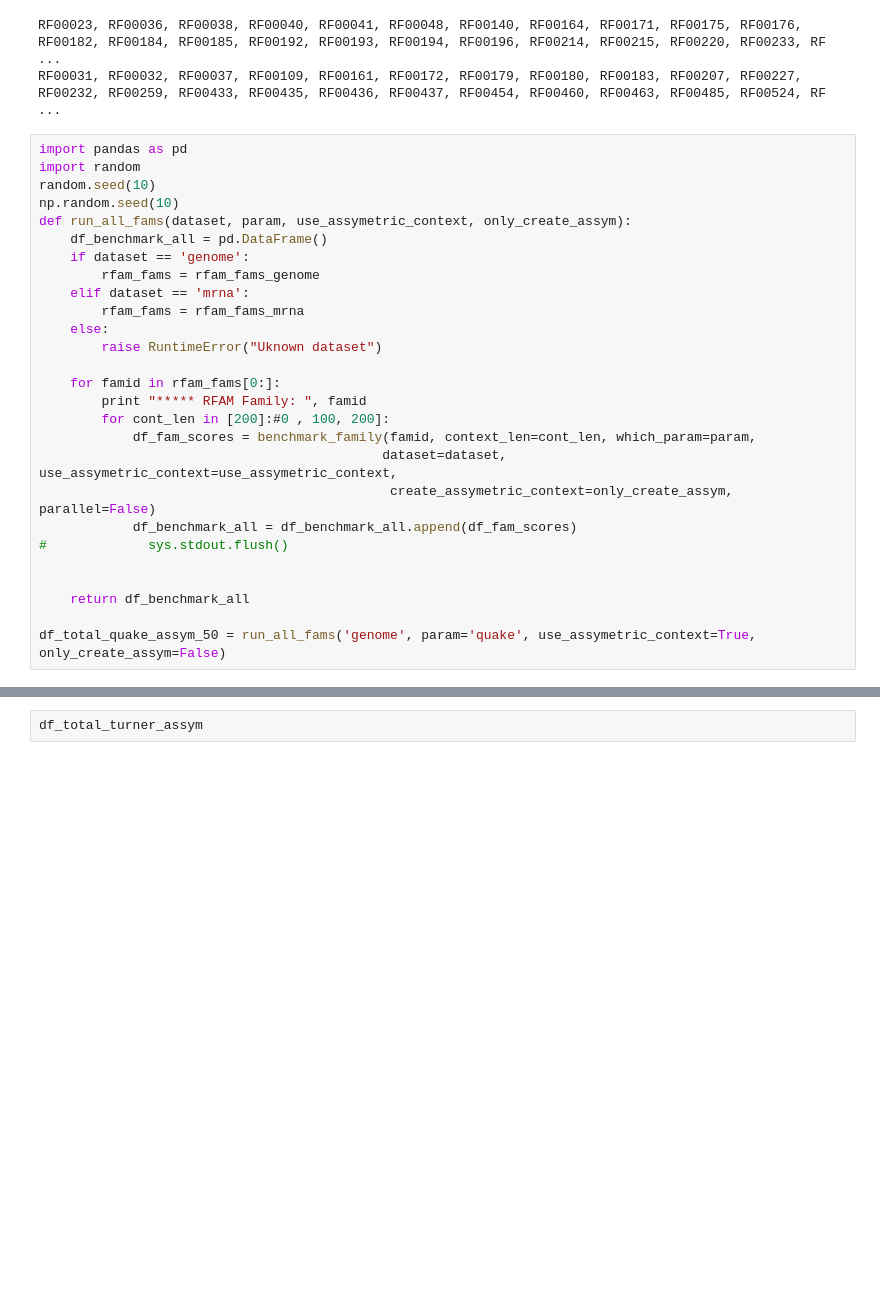
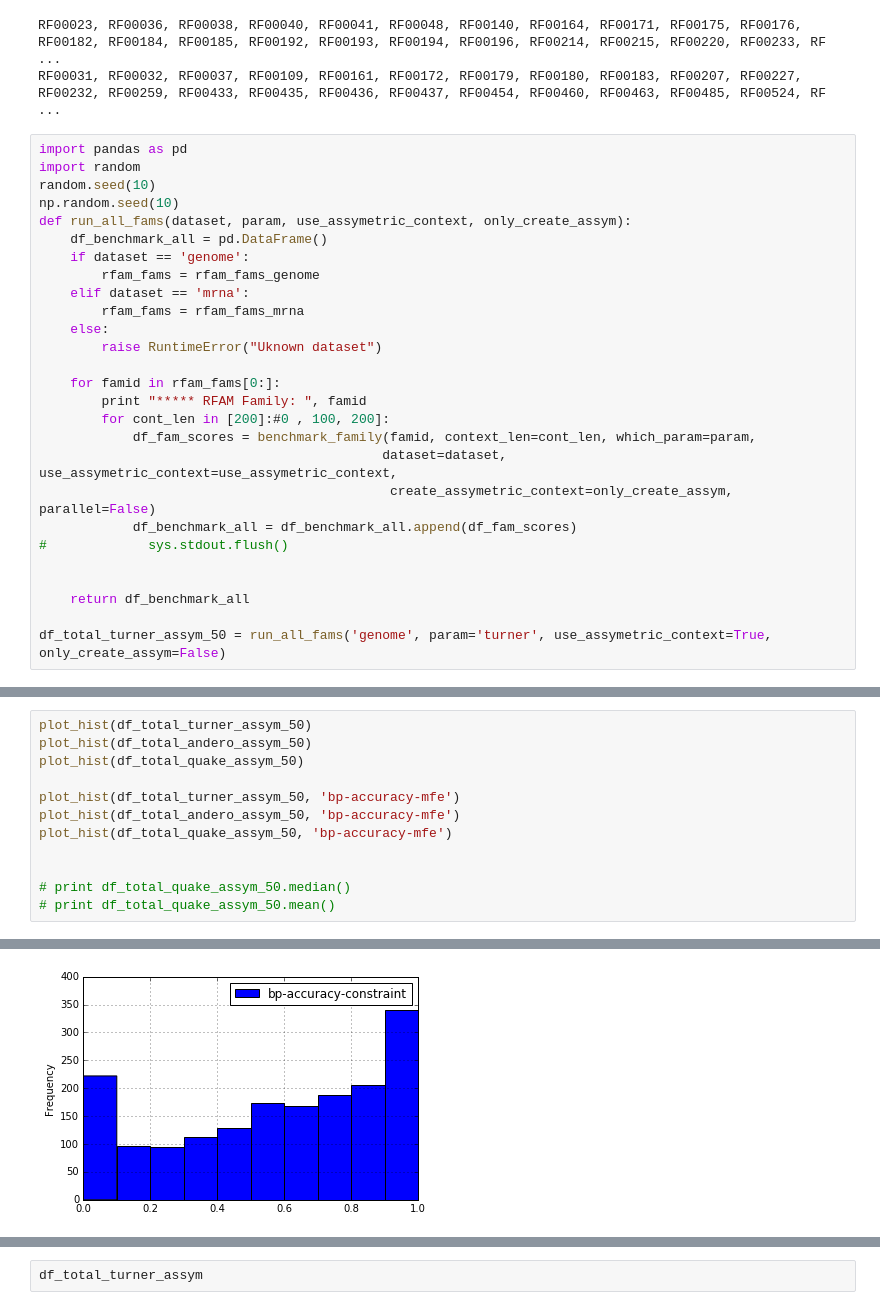
Before and after one commit to mmiladi/mmfold, a Jupyter notebook: cisreg/Benchmark-CisReg.ipynb, the cells around one changed output, grey strips where cells are left out. Saved outputs shown, nothing was run; the diff lists cells and outputs as text; blank space fills up the shorter version.

```diff
--- a/cisreg/Benchmark-CisReg.ipynb
+++ b/cisreg/Benchmark-CisReg.ipynb
@@ -354,7 +354,7 @@ def run_all_fams(dataset, param, use_assymetric_context, only_create_assym):
 
     return df_benchmark_all
 
-df_total_quake_assym_50 = run_all_fams('genome', param='quake', use_assymetric_context=True, only_create_assym=False)
+df_total_turner_assym_50 = run_all_fams('genome', param='turner', use_assymetric_context=True, only_create_assym=False)
 # %% [output]
 ***** RFAM Family:  RF00023
 Number of sequences in .struct:  220
@@ -367,0 +376,13 @@ CP001043.1/829081-828713 AY442269.2/10-368 CP000820.1/7030866-7030493 CP000705.1
+# %%
+plot_hist(df_total_turner_assym_50)
+plot_hist(df_total_andero_assym_50)
+plot_hist(df_total_quake_assym_50)
+
+plot_hist(df_total_turner_assym_50, 'bp-accuracy-mfe')
+plot_hist(df_total_andero_assym_50, 'bp-accuracy-mfe')
+plot_hist(df_total_quake_assym_50, 'bp-accuracy-mfe')
+
+
+# print df_total_quake_assym_50.median()
+# print df_total_quake_assym_50.mean()
+# %% [output]
@@ -367,0 +401 @@ CP001043.1/829081-828713 AY442269.2/10-368 CP000820.1/7030866-7030493 CP000705.1
+[figure, added]
```
Also changed, not shown: parts of 5 cells of this notebook, 1 other file.
